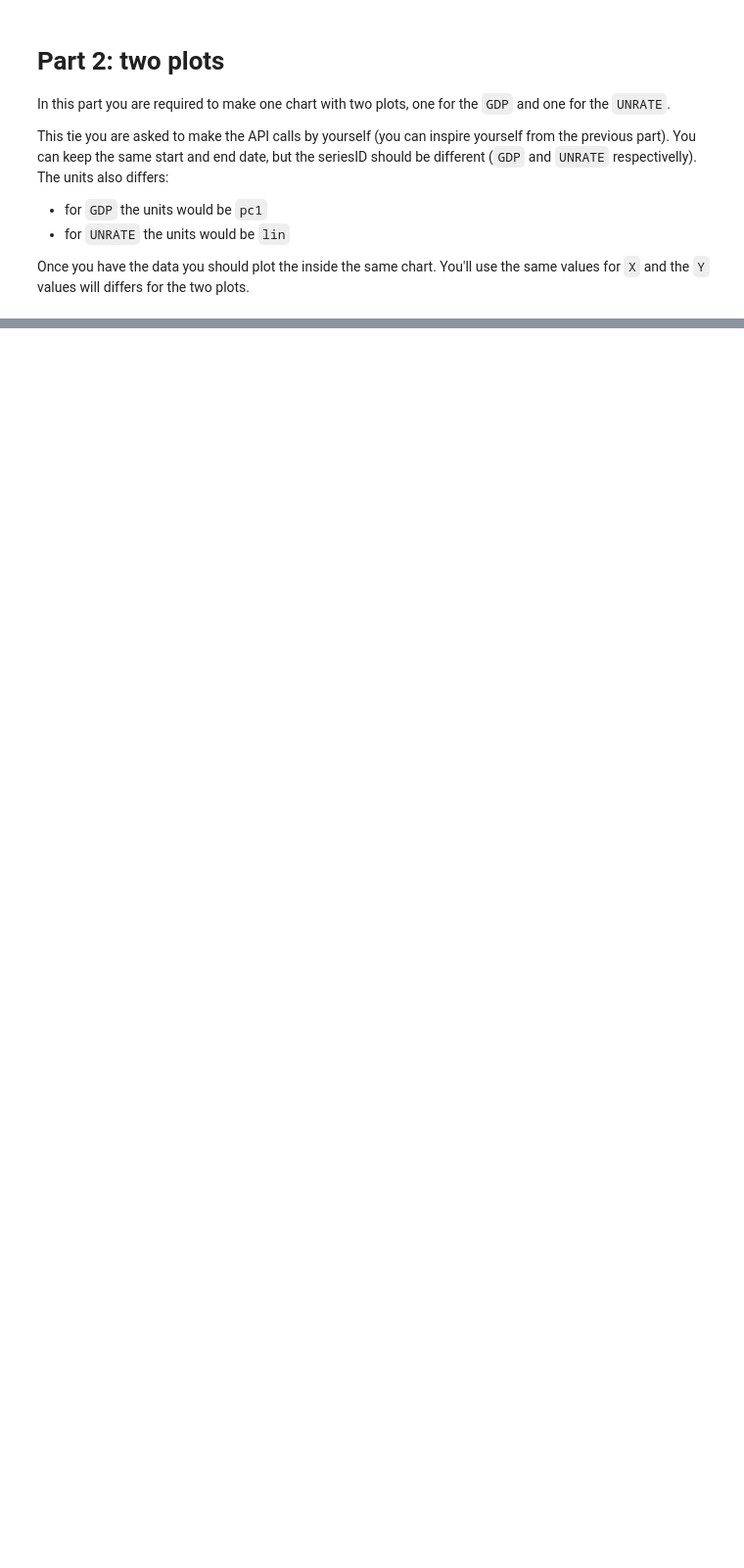
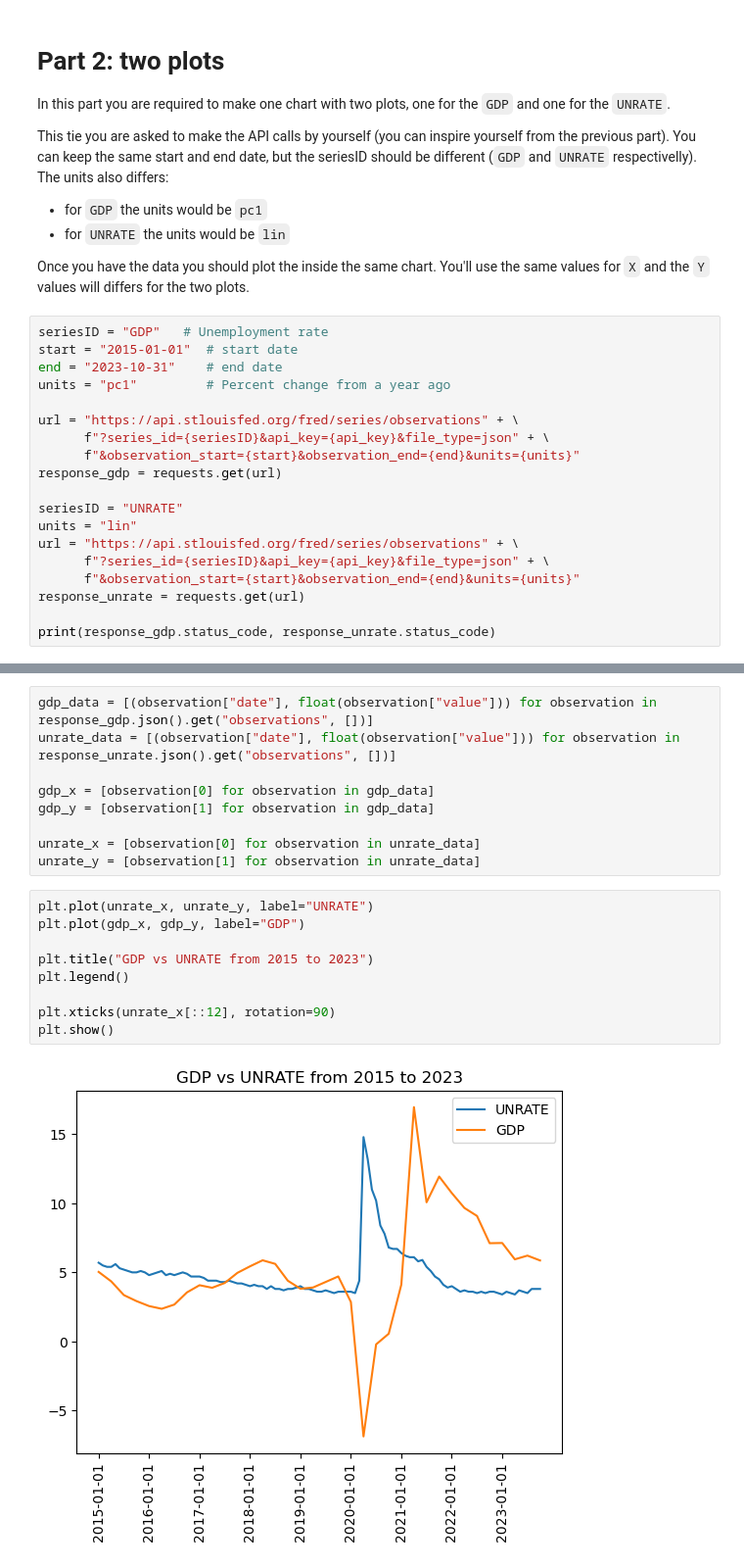
Before and after one commit to diaa-hariri/nomades_python_software_engineer, a Jupyter notebook: numpy_pandas/student_exercises/corrections/data_aquisition/REST_API/fred.ipynb, the cells around one changed output, grey strips where cells are left out. Shown: that part at 98% size. Saved outputs shown, nothing was run; the diff lists cells and outputs as text; blank space fills up the shorter version.

```diff
--- a/numpy_pandas/student_exercises/corrections/data_aquisition/REST_API/fred.ipynb
+++ b/numpy_pandas/student_exercises/corrections/data_aquisition/REST_API/fred.ipynb
@@ -101,3 +112,22 @@ This tie you are asked to make the API calls by yourself (you can inspire yourse
 - for `UNRATE` the units would be `lin`
 
 Once you have the data you should plot the inside the same chart. You'll use the same values for `X` and the `Y` values will differs for the two plots.
+# %%
+seriesID = "GDP"   # Unemployment rate
+start = "2015-01-01"  # start date
+end = "2023-10-31"    # end date
+units = "pc1"         # Percent change from a year ago
+
+url = "https://api.stlouisfed.org/fred/series/observations" + \
+      f"?series_id={seriesID}&api_key={api_key}&file_type=json" + \
+      f"&observation_start={start}&observation_end={end}&units={units}"
+response_gdp = requests.get(url)
+
+seriesID = "UNRATE"
+units = "lin"
+url = "https://api.stlouisfed.org/fred/series/observations" + \
+      f"?series_id={seriesID}&api_key={api_key}&file_type=json" + \
+      f"&observation_start={start}&observation_end={end}&units={units}"
+response_unrate = requests.get(url)
+
+print(response_gdp.status_code, response_unrate.status_code)
@@ -103,0 +137,20 @@ Once you have the data you should plot the inside the same chart. You'll use the
+# %%
+gdp_data = [(observation["date"], float(observation["value"])) for observation in response_gdp.json().get("observations", [])]
+unrate_data = [(observation["date"], float(observation["value"])) for observation in response_unrate.json().get("observations", [])]
+
+gdp_x = [observation[0] for observation in gdp_data]
+gdp_y = [observation[1] for observation in gdp_data]
+
+unrate_x = [observation[0] for observation in unrate_data]
+unrate_y = [observation[1] for observation in unrate_data]
+# %%
+plt.plot(unrate_x, unrate_y, label="UNRATE")
+plt.plot(gdp_x, gdp_y, label="GDP")
+
+plt.title("GDP vs UNRATE from 2015 to 2023")
+plt.legend()
+
+plt.xticks(unrate_x[::12], rotation=90)
+plt.show()
+# %% [output]
+[figure, added]
```
Also changed, not shown: parts of 5 cells of this notebook, 3 other files.
